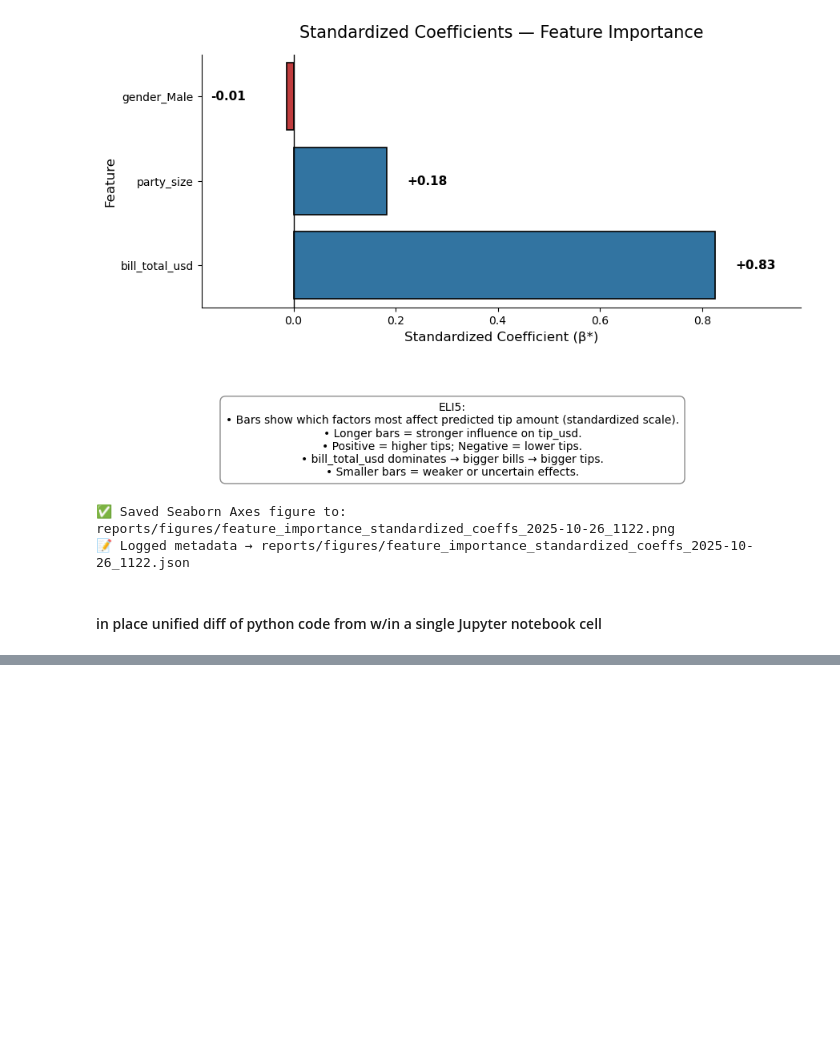
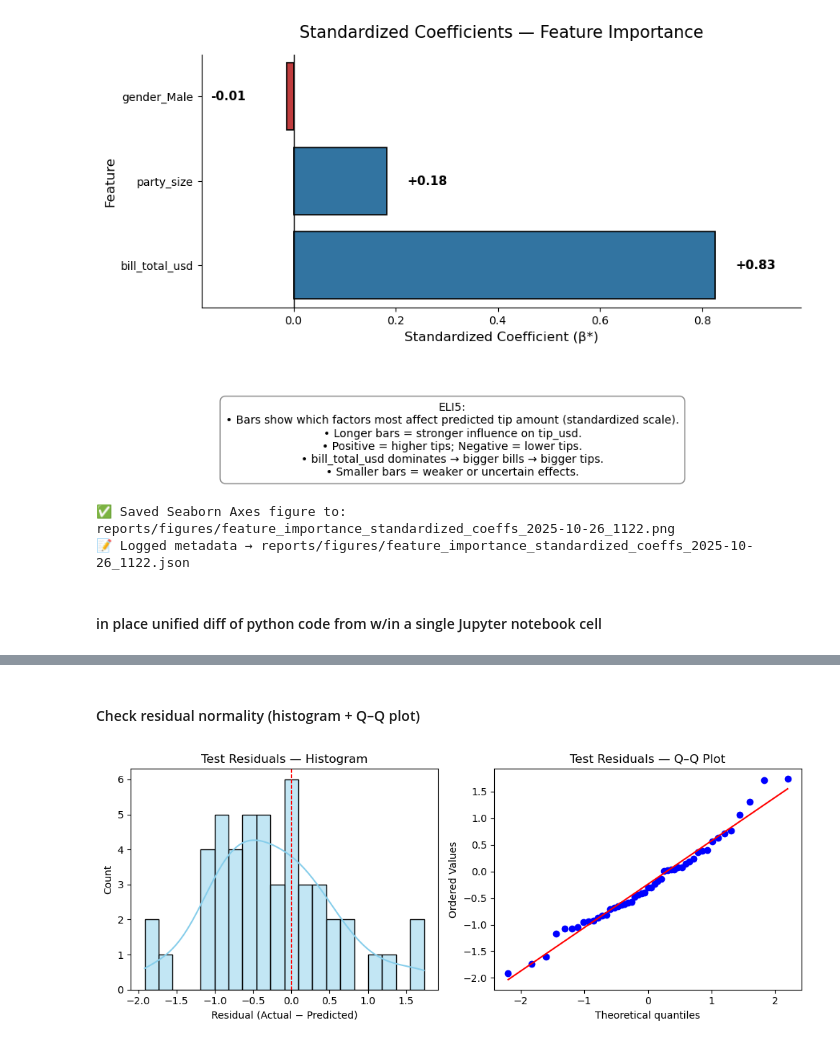
Before and after one commit to ramtackett/Masters-level-DIY-Data-Science-Curriculum-ai-Era-, a Jupyter notebook: ds-zero-to-one/notebooks/05_Feature_Importance_and_Model_Refinement.ipynb, the cells around one changed output, grey strips where cells are left out. Saved outputs shown, nothing was run; the diff lists cells and outputs as text; code cells hidden in the pictures; blank space fills up the shorter version.

```diff
--- a/ds-zero-to-one/notebooks/05_Feature_Importance_and_Model_Refinement.ipynb
+++ b/ds-zero-to-one/notebooks/05_Feature_Importance_and_Model_Refinement.ipynb
@@ -869,0 +1091,65 @@ show_diff(cell_a, cell_b)
+# %% [markdown]
+#### Check residual normality (histogram + Q–Q plot)
+# %%
+# --- Residual Normality: Histogram + Q–Q (auto uses test set if available) ---
+import numpy as np
+import pandas as pd
+import matplotlib.pyplot as plt
+import seaborn as sns
+import scipy.stats as stats
+
+# Helper to coerce to 1D numpy arrays
+def _to_1d(a):
+    if isinstance(a, (pd.Series, pd.DataFrame)):
+        a = a.values
+    a = np.asarray(a)
+    if a.ndim == 2 and a.shape[1] == 1:
+        a = a.ravel()
+    return a
+
+# Prefer test split if it's already defined in your notebook; else use full data
+use_test = False
+try:
+    _ = (X_test, y_test, y_pred_test)  # will NameError if not defined
+    use_test = True
+except NameError:
+    use_test = False
+
+if use_test:
+    y_used   = _to_1d(y_test)
+    yhat_used= _to_1d(y_pred_test)
+    label_prefix = "Test"
+else:
+    # Fit/predict on full data if needed
+    from sklearn.linear_model import LinearRegression
+    X = df[["bill_total_usd", "party_size"]]
+    y = df["tip_usd"]
+    model = LinearRegression().fit(X, y)
+    y_used    = _to_1d(y)
+    yhat_used = _to_1d(model.predict(X))
+    label_prefix = "Full"
+
+# Sanity check lengths
+if y_used.shape[0] != yhat_used.shape[0]:
+    raise ValueError(f"Length mismatch: y has {y_used.shape[0]} rows, ŷ has {yhat_used.shape[0]} rows.")
+
+# Residuals
+residuals = y_used - yhat_used
+
+# ---- Plots: Histogram + Q–Q ----
+fig, axes = plt.subplots(1, 2, figsize=(10, 4))
+
+# 1) Histogram + KDE
+sns.histplot(residuals, bins=20, kde=True, ax=axes[0], color="skyblue")
+axes[0].set_title(f"{label_prefix} Residuals — Histogram")
+axes[0].set_xlabel("Residual (Actual − Predicted)")
+axes[0].axvline(0, color="red", linestyle="--", lw=1)
+
+# 2) Q–Q plot against Normal
+stats.probplot(residuals, dist="norm", plot=axes[1])
+axes[1].set_title(f"{label_prefix} Residuals — Q–Q Plot")
+
+plt.tight_layout()
+plt.show()
+# %% [output]
+[figure, added]
```
Also changed, not shown: parts of 25 cells of this notebook, 10 other files.
